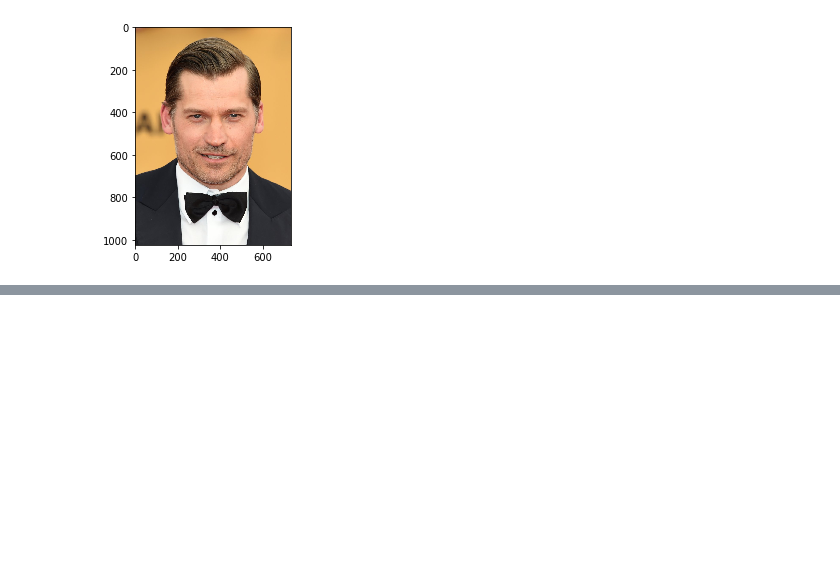
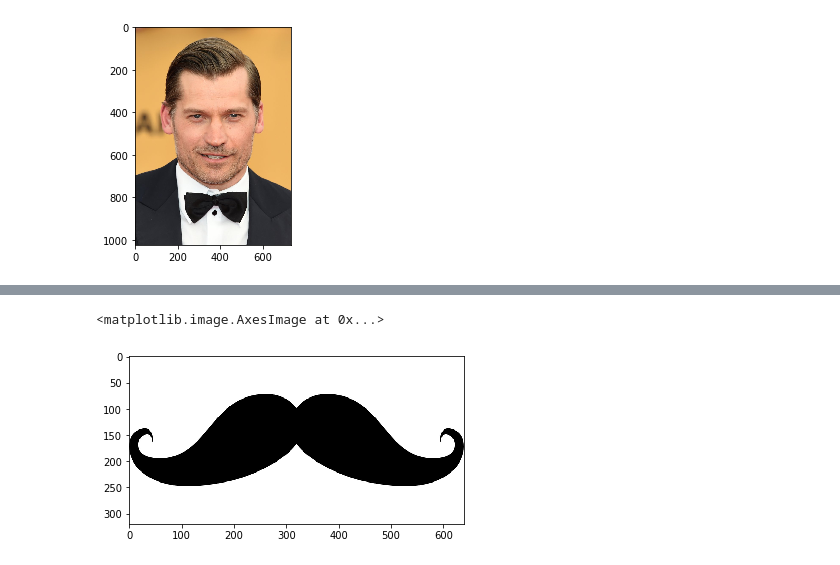
Before and after one commit to Shubby98/ML-CodingBlocks, a Jupyter notebook: challenges/snapchat filter/Untitled.ipynb, the cells around one changed output, grey strips where cells are left out. Cells and saved outputs as stored; diff of their text form; code cells hidden in the pictures; blank space fills up the shorter version.

```diff
--- a/challenges/snapchat filter/Untitled.ipynb
+++ b/challenges/snapchat filter/Untitled.ipynb
@@ -75,0 +61,7 @@ eyes = eye_cascade.detectMultiScale(kingslayer,1.3,5)
+# %%
+mustache = cv2.imread("Train/mustache.png",cv2.IMREAD_UNCHANGED)
+mustache = cv2.cvtColor(mustache,cv2.COLOR_BGR2RGBA)
+plt.imshow(mustache)
+# %% [output]
+<matplotlib.image.AxesImage at 0x...>
+[figure, added]
```
Also changed, not shown: parts of 44 cells of this notebook, 22 other files.
